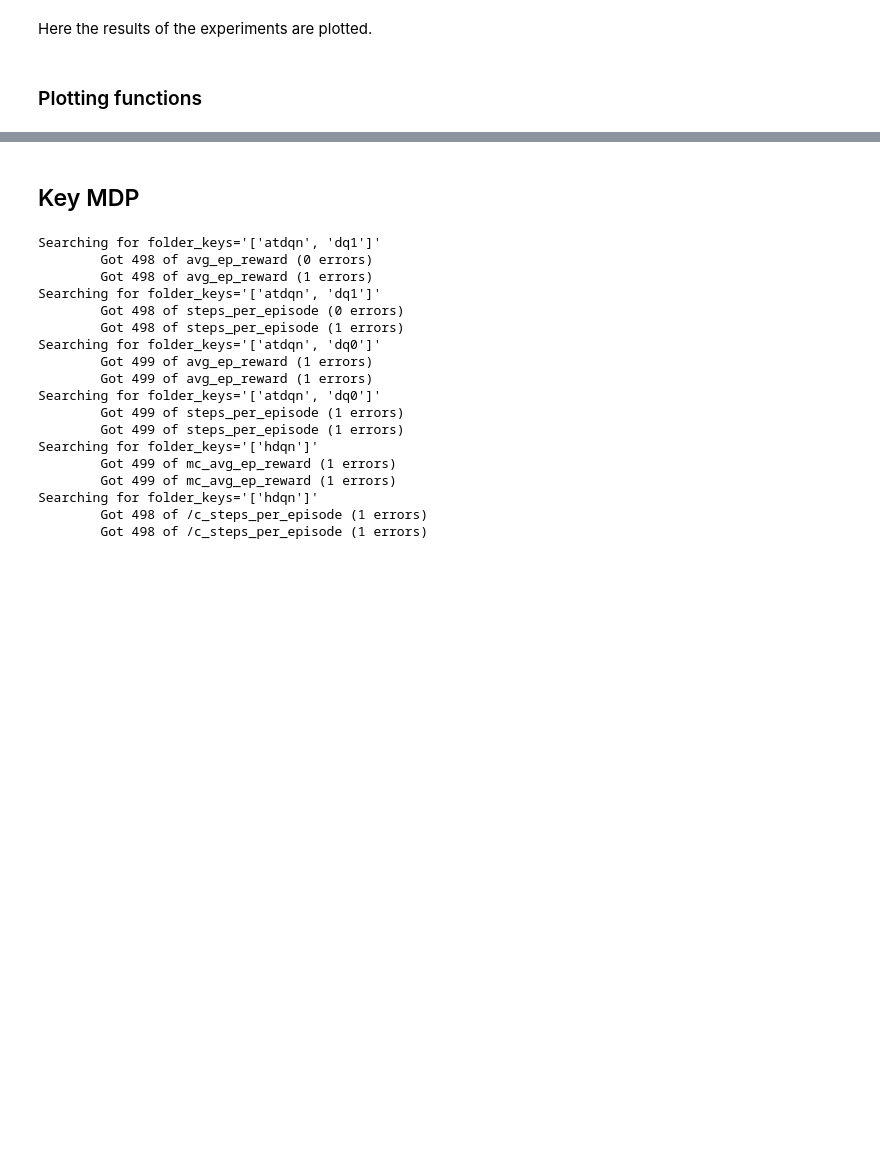
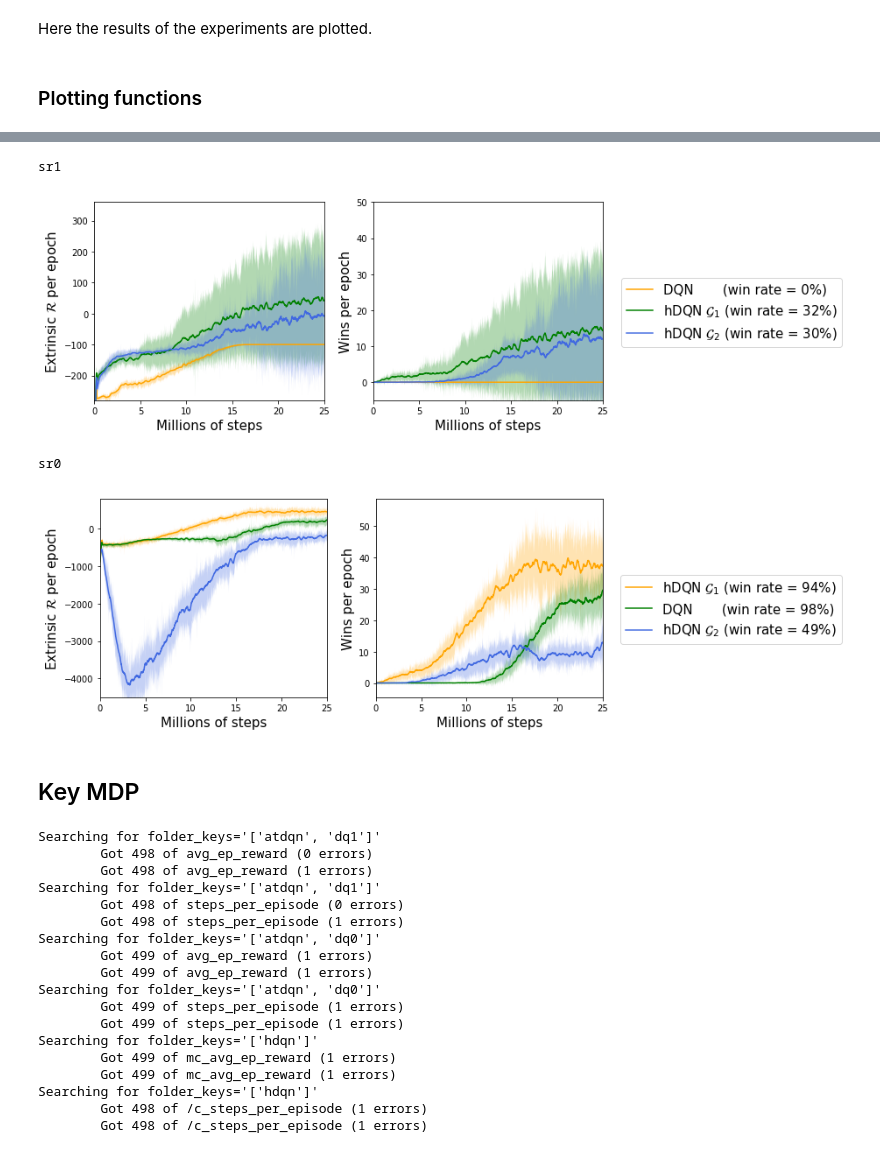
Before and after one commit to hipoglucido/Hierarchical-DRL-Tensorflow, a Jupyter notebook: plots.ipynb, the cells around one changed output, grey strips where cells are left out. Saved outputs shown, nothing was run; the diff lists cells and outputs as text; code cells hidden in the pictures; blank space fills up the shorter version.

```diff
--- a/plots.ipynb
+++ b/plots.ipynb
@@ -187,3 +295,54 @@ debug = 0
+# %%
+label_pairs = [('total_reward', 'Extrinsic $\mathcal{R}$ per epoch'), ('wins', 'Wins per epoch')]
+colors = ['orange', 'green', 'royalblue']
+aux = 1 # Set to 0 to get raw plots witout means +- std
+for dense in data.keys():
+    print(dense)
+    plt.figure(figsize = (13, 4))
+    scalar_keys = ['total_reward', 'wins']
+    for i, (scalar_key, ylabel) in enumerate(label_pairs):
+        plt.subplot(1, 2, i + 1)
+
+        for config_key, color in zip(data[dense].keys(), colors):
+            win_rates = data[dense][config_key]['win_rate']
+            win_rate = int(win_rates['means'][-50:].mean() * 100)
+            part_pairs = [('atdqn', 'DQN      '), ('gg4', 'hDQN $\mathcal{G}_2$'), ('gg3', 'hDQN $\mathcal{G}_1$')]
+            for key_part, label_part in part_pairs:
+                if key_part in config_key:
+                    label = '%s (win rate = %d%%)' % (label_part, win_rate)
+                    break
+            data_series = data[dense][config_key][scalar_key]
+            if aux:
+                custom_subplot(data_series, label, time = 0, logscale = False, color = color)
+            if dense == 'sr1':
+                for raw in data_series['raw']:
+                    if aux:
+                        break
+                    plt.plot(data_series['steps'], raw, color = color, linewidth = .2, label = label)
+        plt.ylabel(ylabel, fontsize = fontsize)
+        plt.xlabel("Millions of steps", fontsize = fontsize)
+
+        if scalar_key == 'total_reward' and dense == 'sr1':
+            plt.ylim([-280, 360])
+        if scalar_key == 'wins' and dense == 'sr1':
+            plt.ylim([-5, 50])
+        if scalar_key == 'total_reward' and dense == 'sr0':
+            plt.ylim([-4500, 800])
+        plt.xlim([0, 25])
+
+
+
+    handles, labels = plt.gca().get_legend_handles_labels()
+    by_label = OrderedDict(zip(labels, handles))
+    plt.legend(by_label.values(), by_label.keys(), fontsize = fontsize,
+                bbox_to_anchor = (1.05, .65))
+    plt.tight_layout()
+    plt.show()
+# %% [output]
+sr1
+[figure, added]
+sr0
+[figure, added]
 # %% [markdown]
 ## Key MDP
 # %%
```
Also changed, not shown: parts of 17 cells of this notebook, 3 other files.
